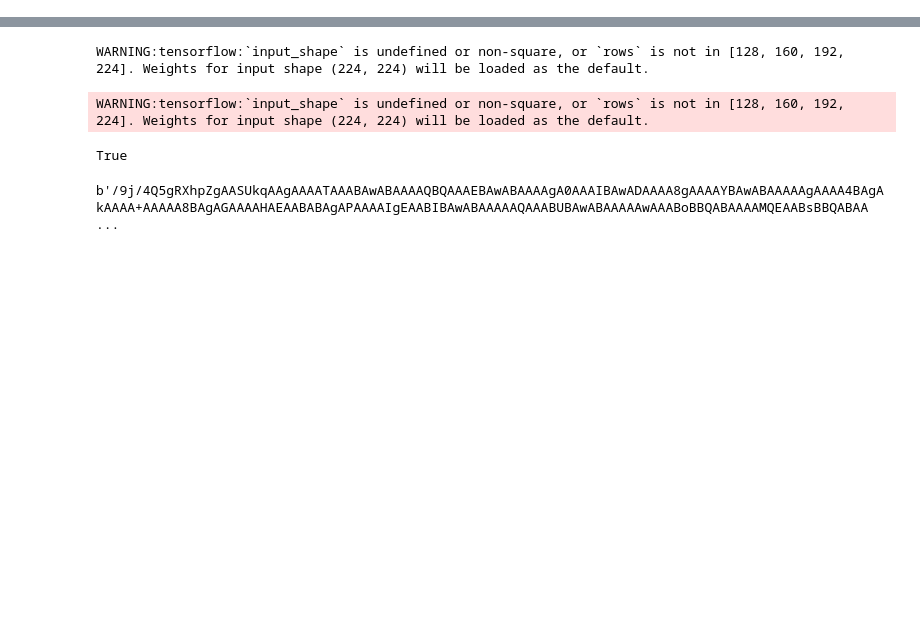
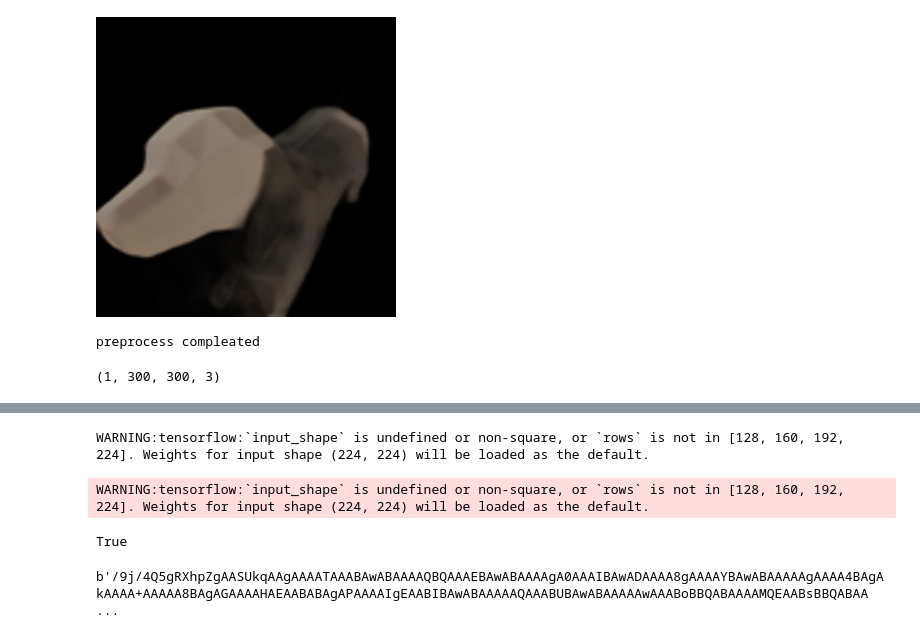
Before and after one commit to jpined93/cocoa_dl_android, a Jupyter notebook: img_to_b64.ipynb, the cells around one changed output, grey strips where cells are left out. Cells and saved outputs as stored; diff of their text form; code cells hidden in the pictures; blank space fills up the shorter version.

```diff
--- a/img_to_b64.ipynb
+++ b/img_to_b64.ipynb
@@ -0,0 +313,22 @@
+# %%
+im_bytes = base64.b64decode(string)   # im_bytes is a binary image
+im_file = BytesIO(im_bytes)  # convert image to file-like object
+img = Image.open(im_file)   # img is now PIL Image object
+img=remove(img)
+img = img.convert(mode='RGB')
+img = img.resize((300, 300))
+# %%
+img
+# %% [output]
+[figure, added]
+# %%
+x = tf.keras.utils.img_to_array(img)
+#x = np.true_divide(x, 255)
+x = np.expand_dims(x, axis=0)
+print ("preprocess compleated")
+# %% [output]
+preprocess compleated
+# %%
+x.shape
+# %% [output]
+(1, 300, 300, 3)
```
Also changed, not shown: parts of 13 cells of this notebook, 8 other files.
